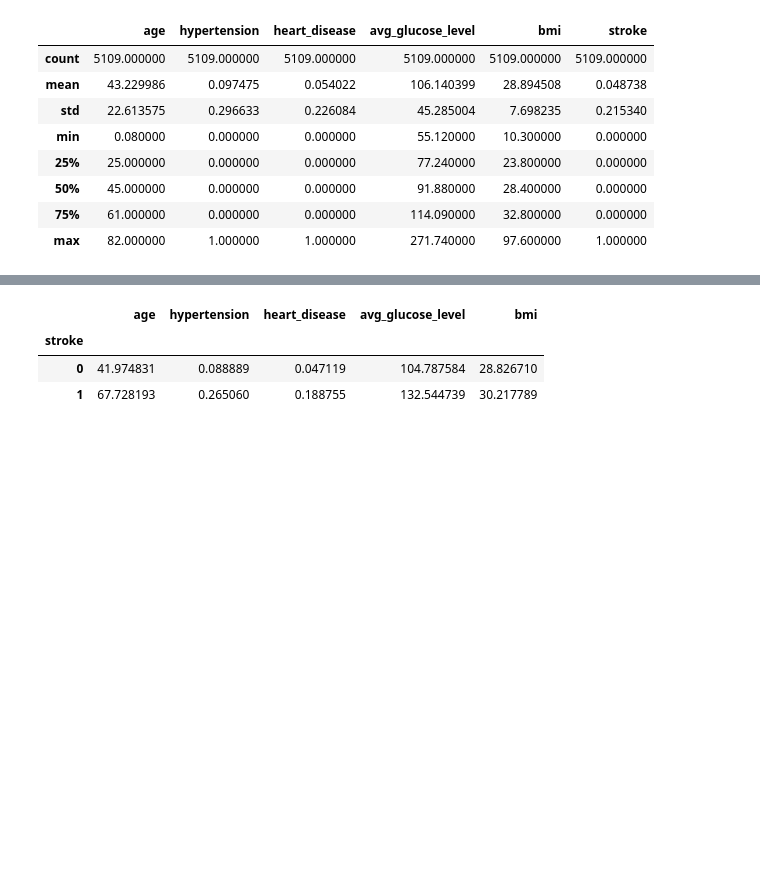
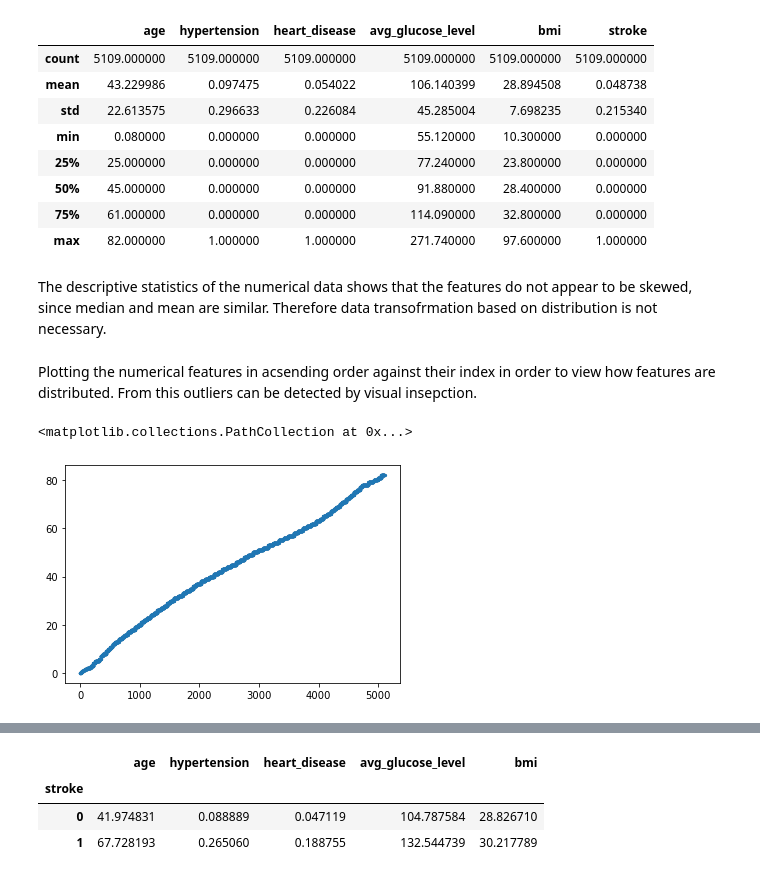
Before and after one commit to SophiaBouchama/stroke-prediction-portfolio, a Jupyter notebook: Stroke-Project.ipynb, the cells around one changed output, grey strips where cells are left out. Saved outputs shown, nothing was run; the diff lists cells and outputs as text; code cells hidden in the pictures; blank space fills up the shorter version.

```diff
--- a/Stroke-Project.ipynb
+++ b/Stroke-Project.ipynb
@@ -295,3 +305,20 @@ df.describe()
 | 50% | 45.000000 | 0.000000 | 0.000000 | 91.880000 | 28.400000 | 0.000000 |
 | 75% | 61.000000 | 0.000000 | 0.000000 | 114.090000 | 32.800000 | 0.000000 |
 | max | 82.000000 | 1.000000 | 1.000000 | 271.740000 | 97.600000 | 1.000000 |
+# %% [markdown]
+The descriptive statistics of the numerical data shows that the features do not appear to be skewed, since median and mean are similar. Therefore data transofrmation based on distribution is not necessary.
+# %% [markdown]
+Plotting the numerical features in acsending order against their index in order to view how features are distributed. From this outliers can be detected by visual insepction.
+# %%
+age_sorted_df = df.sort_values(by=['age'])
+
+patient_id = []
+for patient in range(len(age_sorted_df['age'])):
+    patient_id.append(patient)
+
+x = patient_id
+y = age_sorted_df['age']
+plt.scatter(x, y, s=5)
+# %% [output]
+<matplotlib.collections.PathCollection at 0x...>
+[figure, added]
```
Also changed, not shown: parts of 12 cells of this notebook, 1 other file.
